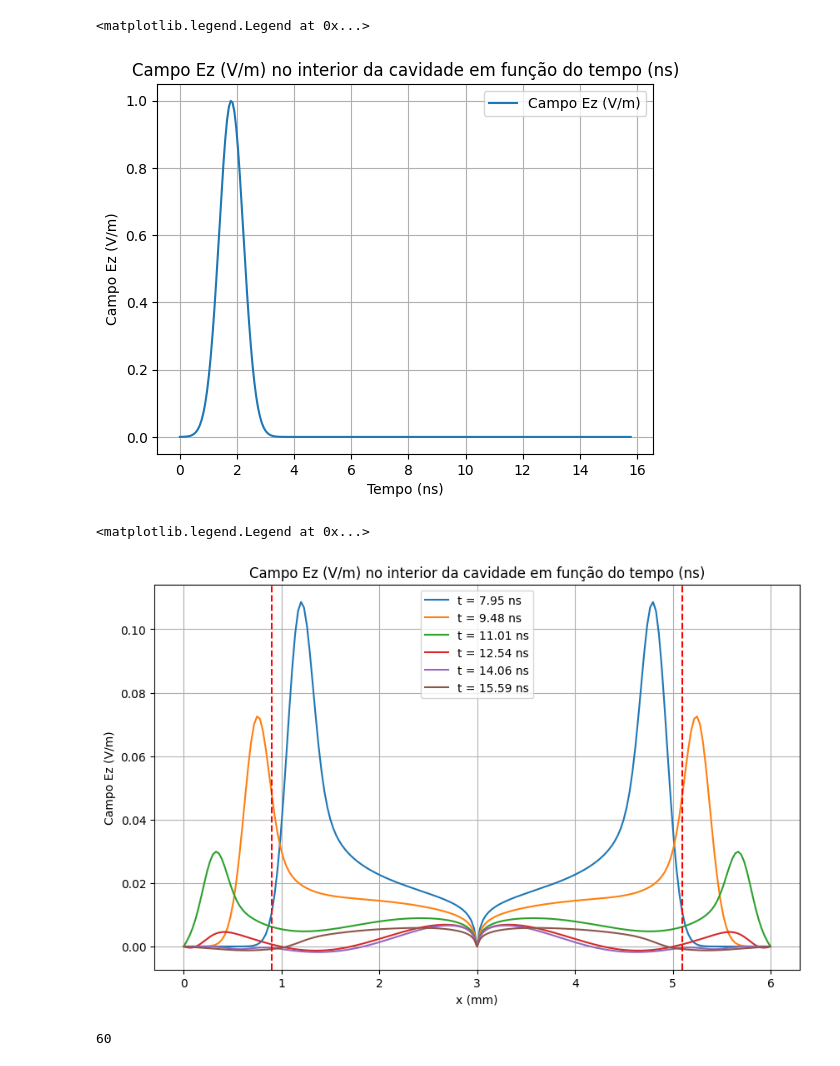
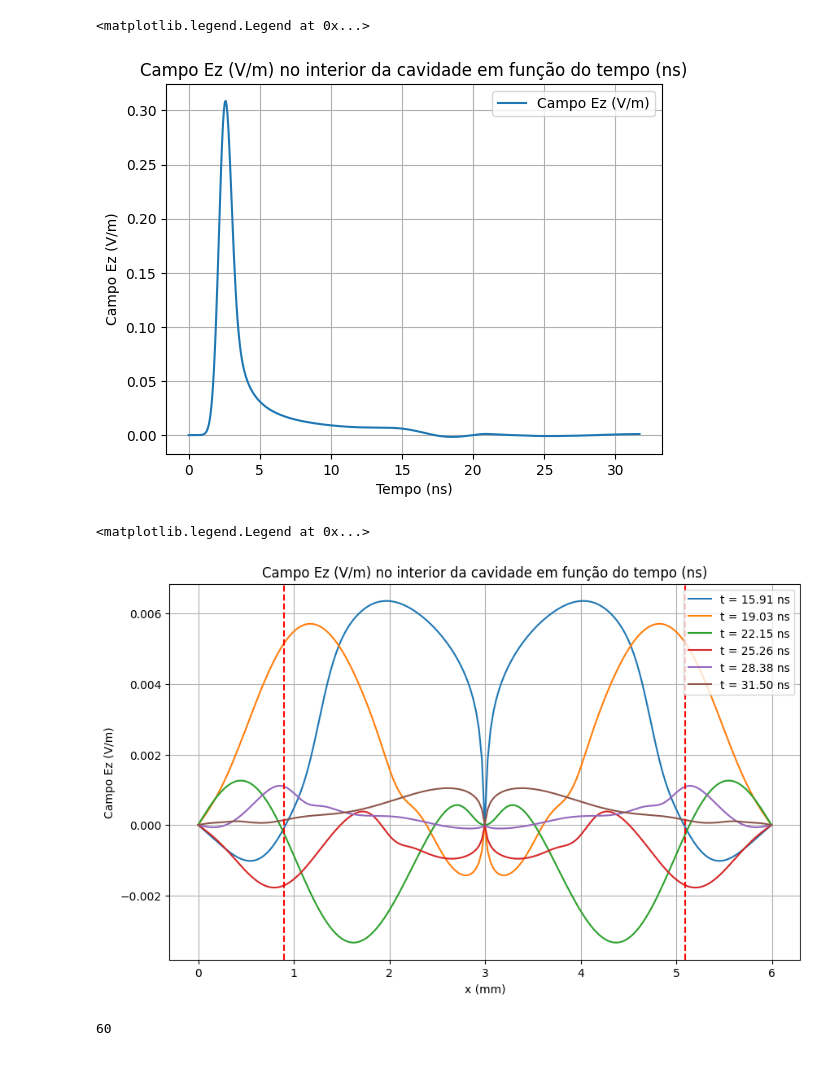
Before and after one commit to RaphaelLeivas/eletrocomp-2026-1, a Jupyter notebook: notebooks/lista5/9-2-refactor.ipynb, the cells around one changed output. Saved outputs shown, nothing was run; the diff lists cells and outputs as text; code cells hidden in the pictures.

```diff
--- a/notebooks/lista5/9-2-refactor.ipynb
+++ b/notebooks/lista5/9-2-refactor.ipynb
@@ -14,7 +14,7 @@ min_lambda = vp / 1e9  # comprimento de onda mínimo para 1 GHz = 3e-1 m
 Nx = Ny = 200
 dx = dy = 0.1 * min_lambda
 dt = 0.9 / (vp * np.sqrt(1/dx**2 + 1/dy**2))
-Nt = 250
+Nt = 500
 L = Nx * dx
 T = Nt * dt
 
@@ -23,7 +23,7 @@ n_snapshots = np.linspace(Nt // 2, Nt - 5, 6, dtype=int)
 Ez_snapshots = []
 
 cx, cy = Nx // 2, Ny // 2
-px, py = cx, cy # pontas de prova
+px, py = cx + 5, cy + 5 # pontas de prova
 
 grid_x_Ez = np.linspace(0, L, Nx + 1)
 grid_y_Ez = np.linspace(0, L, Ny + 1)
@@ -162,21 +162,21 @@ plt.grid()
 plt.legend()
 # %% [output]
 <matplotlib.legend.Legend at 0x...>
-[figure, old version]
+[figure, new version]
 # %%
 plt.figure(figsize=(10, 6))
 plt.title(fr"Campo Ez (V/m) no interior da cavidade em função do tempo (ns)")
 for n in range(len(Ez_snapshots)):
-    plt.plot(grid_x_Ez, Ez_snapshots[n][:, cy], label=f"t = {n_snapshots[n] * dt * 1e9:.2f} ns")
+    plt.plot(grid_x_Ez[:], Ez_snapshots[n][:, cy], label=f"t = {n_snapshots[n] * dt * 1e9:.2f} ns")
 plt.axvline(x=(Npml//2)*dx, color='r', linestyle='--')
 plt.axvline(x=(Nx - (Npml//2))*dx, color='r', linestyle='--')
 plt.xlabel("x (mm)")
 plt.ylabel("Campo Ez (V/m)")
 plt.grid()
 plt.legend()
 # %% [output]
 <matplotlib.legend.Legend at 0x...>
-[figure, old version]
+[figure, new version]
 # %%
 Npml
 # %% [output]
```
Also changed, not shown: parts of 1 cell of this notebook, 2 other files.
